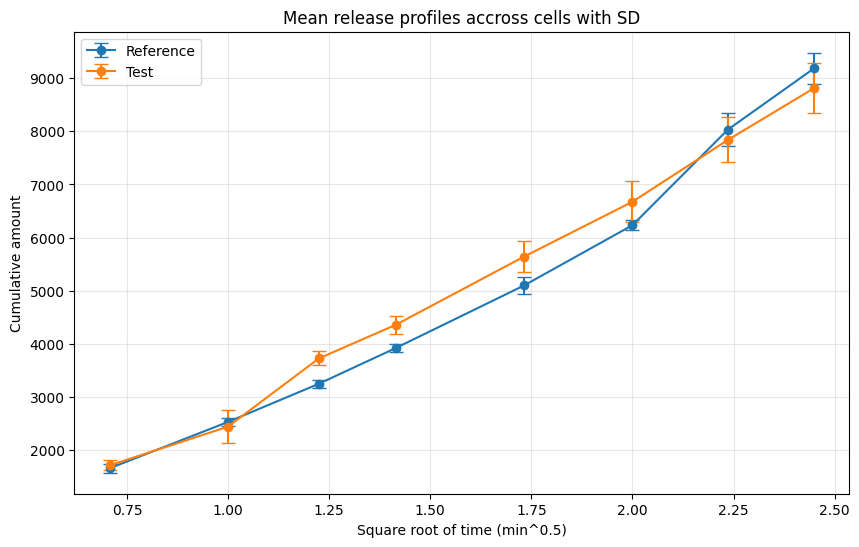
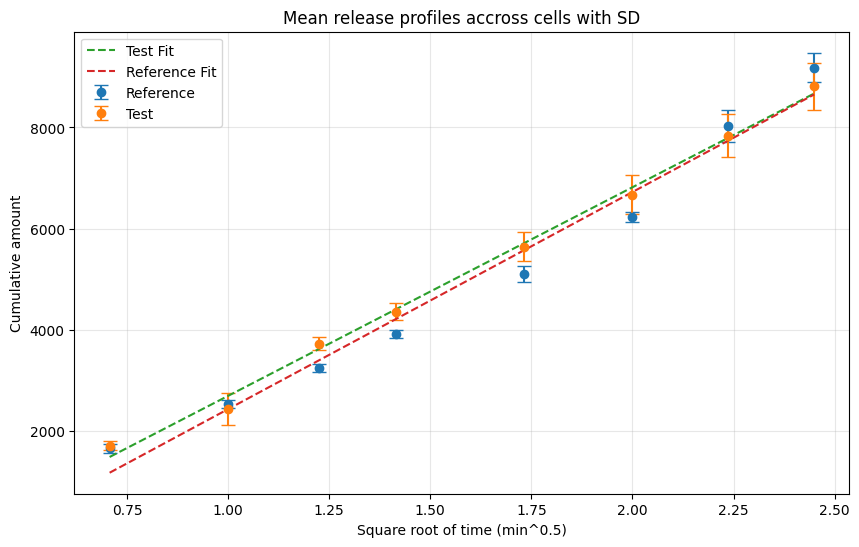
Unified diff of the notebook cell whose output changed from the first chart to the second:
--- before
+++ after
@@ -3,8 +3,14 @@
 
 # Plot reference with error bars
-plt.errorbar(ref_data['Sq. root of time'], ref_data['Mean'], yerr=ref_data['SD'], label='Reference', marker='o', capsize=5)
+plt.errorbar(ref_data['Sq. root of time'], ref_data['Mean'], yerr=ref_data['SD'], label='Reference', marker='o', linestyle='None', capsize=5)
+# Plot test with error bars
+plt.errorbar(test_data['Sq. root of time'], test_data['Mean'], yerr=test_data['SD'], label='Test', marker='o', linestyle='None', capsize=5)
 
-# Plot test with error bars
-plt.errorbar(test_data['Sq. root of time'], test_data['Mean'], yerr=test_data['SD'], label='Test', marker='o', capsize=5)
+# Add the regression lines for average release profiles
+test_coef = np.polyfit(test_data['Sq. root of time'], test_data['Mean'], 1)
+test_polyfit = np.poly1d(test_coef)
+
+ref_coef = np.polyfit(ref_data['Sq. root of time'], ref_data['Mean'], 1)
+ref_polyfit = np.poly1d(ref_coef)
 
 # Labels and formatting
@@ -12,4 +18,6 @@
 plt.ylabel('Cumulative amount')
 plt.title('Mean release profiles accross cells with SD')
+plt.plot(test_data['Sq. root of time'], test_polyfit(test_data['Sq. root of time']), label='Test Fit', linestyle='--')  # Add test fit line
+plt.plot(ref_data['Sq. root of time'], ref_polyfit(ref_data['Sq. root of time']), label='Reference Fit', linestyle='--')  # Add reference fit line
 plt.legend()
 plt.grid(True, alpha=0.3)

Commit: Added regression lines to the plot